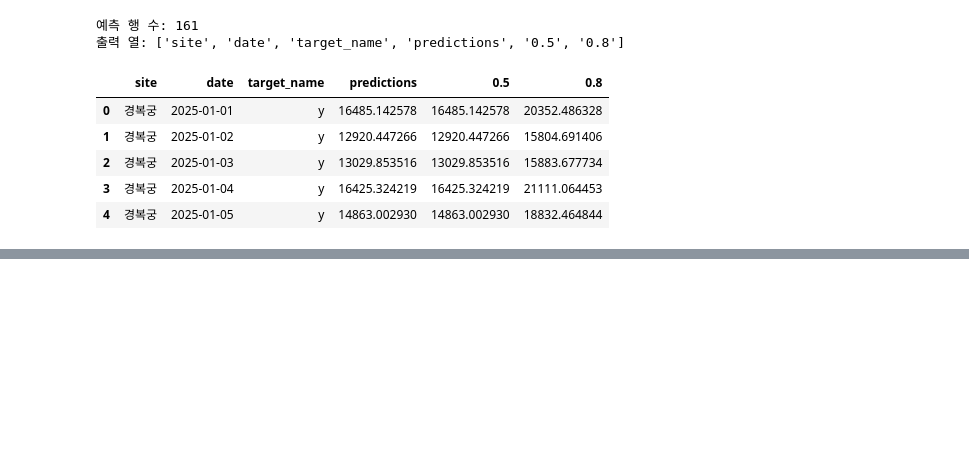
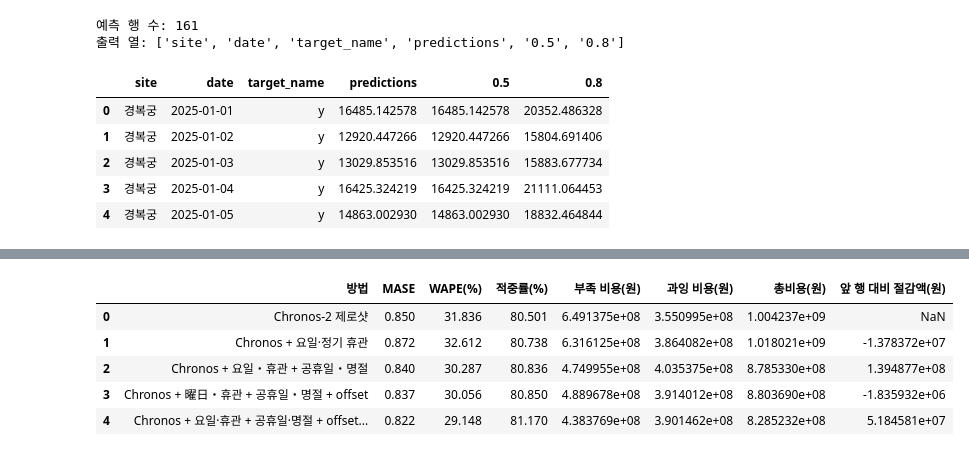
Before and after one commit to ysy3046/ai-data-bootcamp, a Jupyter notebook: project_3_data_모형_검증.ipynb, the cells around one changed output, grey strips where cells are left out. Cells and saved outputs as stored; diff of their text form; code cells hidden in the pictures; blank space fills up the shorter version.

```diff
--- a/project_3_data_모형_검증.ipynb
+++ b/project_3_data_모형_검증.ipynb
@@ -1683,0 +2115,97 @@ display(calendar_test.head())
+# %%
+free_panel = offset_panel.merge(
+    model_panel[["date", "site", "is_free_rule"]],
+    on=["date", "site"],
+    how="left",
+    validate="one_to_one"
+)
+
+free_features = [*offset_features, "is_free_rule"]
+assert free_panel[free_features].notna().all().all()
+
+free_dir = Path("outputs/chronos2_free_rule")
+free_dir.mkdir(parents=True, exist_ok=True)
+
+free_results = []
+
+for origin in tqdm(origins, desc="무료 개방일 정보 추가"):
+    checkpoint = free_dir / f"{origin:%Y-%m-%d}.csv"
+
+    if checkpoint.exists():
+        result = pd.read_csv(
+            checkpoint, parse_dates=["origin", "date"]
+        )
+    else:
+        raw = pipeline.predict_df(
+            df=free_panel.loc[
+                free_panel["date"] < origin
+            ].copy(),
+            future_df=free_panel.loc[
+                free_panel["date"].between(
+                    origin,
+                    origin + pd.Timedelta(days=HORIZON - 1)
+                ),
+                ["site", "date", *free_features]
+            ].copy(),
+            id_column="site",
+            timestamp_column="date",
+            target="y",
+            prediction_length=HORIZON,
+            quantile_levels=[0.5, 0.8],
+            cross_learning=False,
+            freq="D"
+        )
+
+        result = format_calendar_result(raw, origin)
+        result["model"] = "chronos2_holiday_offset_free"
+        result.to_csv(checkpoint, index=False)
+
+    free_results.append(result)
+
+chronos_free_predictions = pd.concat(
+    free_results, ignore_index=True
+)
+
+assert len(chronos_free_predictions) == 8372
+assert not chronos_free_predictions.duplicated(
+    ["origin", "site", "date"]
+).any()
+
+free_eval = chronos_free_predictions.merge(
+    model_panel[["date", "site", "total"]],
+    on=["date", "site"],
+    how="left", validate="many_to_one"
+).merge(
+    scale_table,
+    on=["origin", "site"],
+    how="left", validate="many_to_one"
+)
+
+free_summary = pd.DataFrame([
+    evaluate_predictions(
+        free_eval,
+        accuracy_col="point_pred",
+        staffing_col="q80",
+        name="Chronos + 요일·휴관 + 공휴일·명절 + offset + 무료일"
+    )
+])
+
+chronos_fva_summary = pd.concat(
+    [chronos_summary, calendar_summary,
+     holiday_summary, offset_summary, free_summary],
+    ignore_index=True
+)
+
+chronos_fva_summary["앞 행 대비 절감액(원)"] = (
+    chronos_fva_summary["총비용(원)"].shift()
+    - chronos_fva_summary["총비용(원)"]
+)
+
+display(chronos_fva_summary.round(3))
+# %% [output]
+|  | 방법 | MASE | WAPE(%) | 적중률(%) | 부족 비용(원) | 과잉 비용(원) | 총비용(원) | 앞 행 대비 절감액(원) |
+| 0 | Chronos-2 제로샷 | 0.850 | 31.836 | 80.501 | 6.491375e+08 | 3.550995e+08 | 1.004237e+09 | NaN |
+| 1 | Chronos + 요일·정기 휴관 | 0.872 | 32.612 | 80.738 | 6.316125e+08 | 3.864082e+08 | 1.018021e+09 | -1.378372e+07 |
+| 2 | Chronos + 요일・휴관 + 공휴일・명절 | 0.840 | 30.287 | 80.836 | 4.749955e+08 | 4.035375e+08 | 8.785330e+08 | 1.394877e+08 |
+| 3 | Chronos + 曜日・휴관 + 공휴일・명절 + offset | 0.837 | 30.056 | 80.850 | 4.889678e+08 | 3.914012e+08 | 8.803690e+08 | -1.835932e+06 |
+| 4 | Chronos + 요일·휴관 + 공휴일·명절 + offset... | 0.822 | 29.148 | 81.170 | 4.383769e+08 | 3.901462e+08 | 8.285232e+08 | 5.184581e+07 |
```
Also changed, not shown: parts of 10 cells of this notebook.
